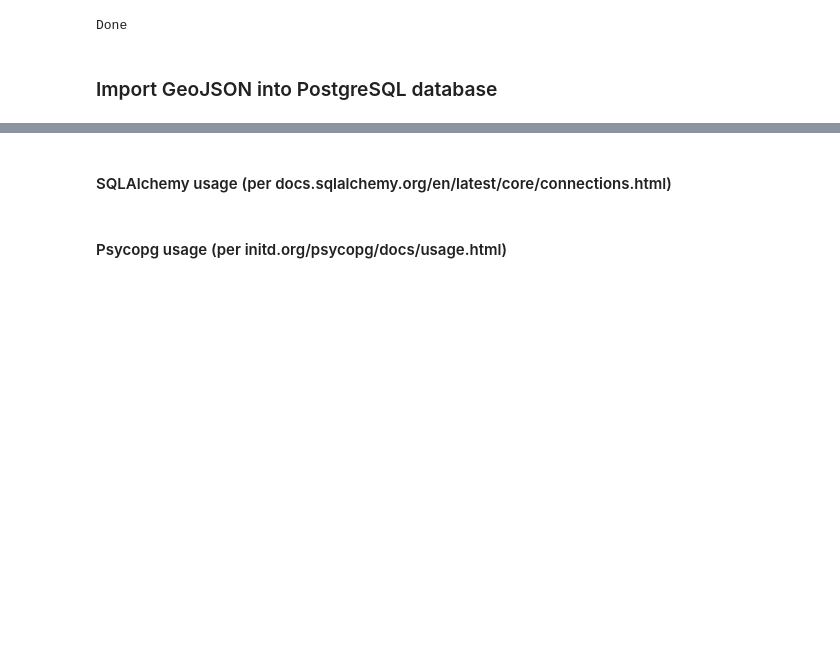
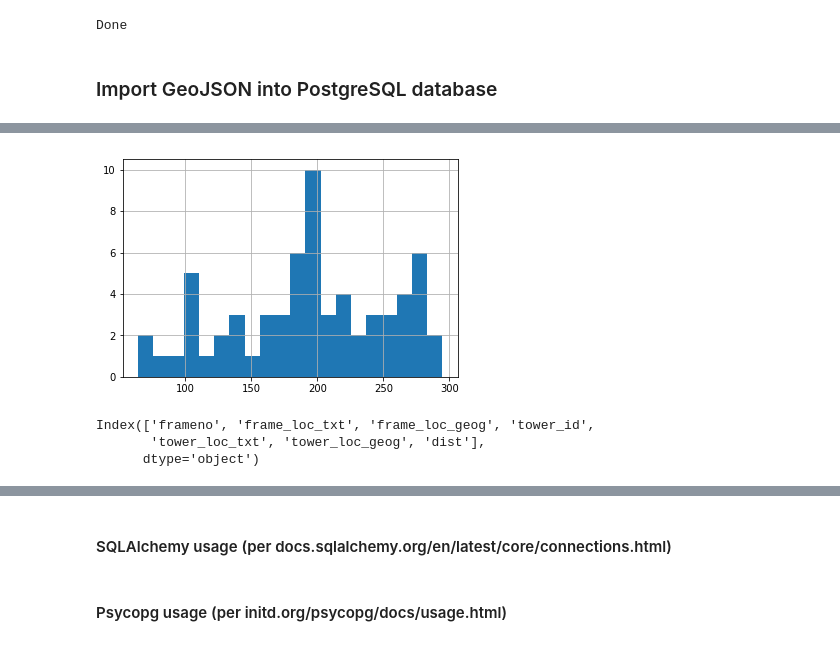
Before and after one commit to sasha-kap/CV-to-Maps, a Jupyter notebook: Geospatial.ipynb, the cells around one changed output, grey strips where cells are left out. Cells and saved outputs as stored; diff of their text form; code cells hidden in the pictures; blank space fills up the shorter version.

```diff
--- a/Geospatial.ipynb
+++ b/Geospatial.ipynb
@@ -111,0 +186,11 @@ cur.execute("INSERT INTO tab_name (col) VALUES (%s)", (val))
+# %%
+df[df.dist < 300].dist.hist(bins=20)
+plt.show()
+# %% [output]
+[figure, added]
+# %%
+df.columns
+# %% [output]
+Index(['frameno', 'frame_loc_txt', 'frame_loc_geog', 'tower_id',
+       'tower_loc_txt', 'tower_loc_geog', 'dist'],
+      dtype='object')
```
Also changed, not shown: parts of 17 cells of this notebook, 2 other files.
